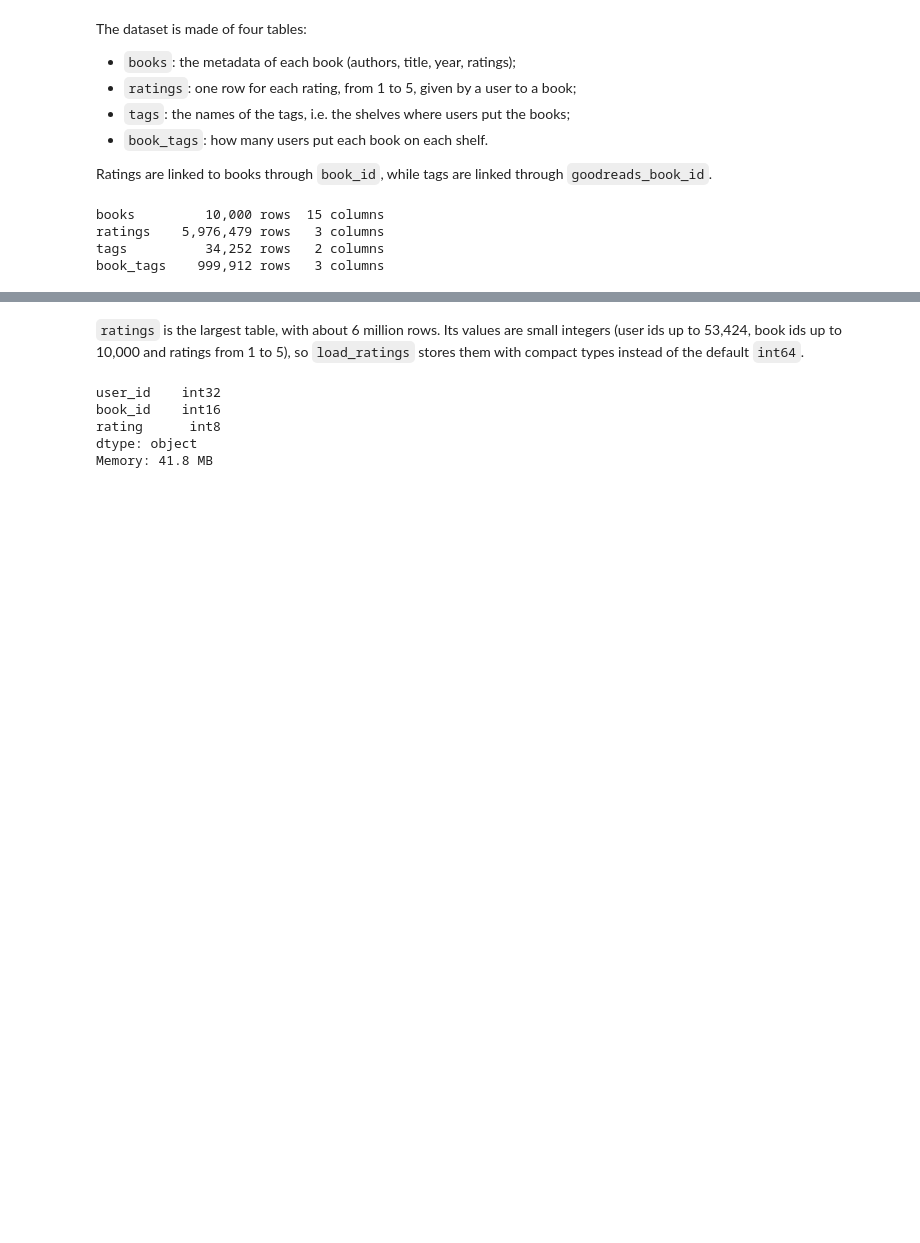
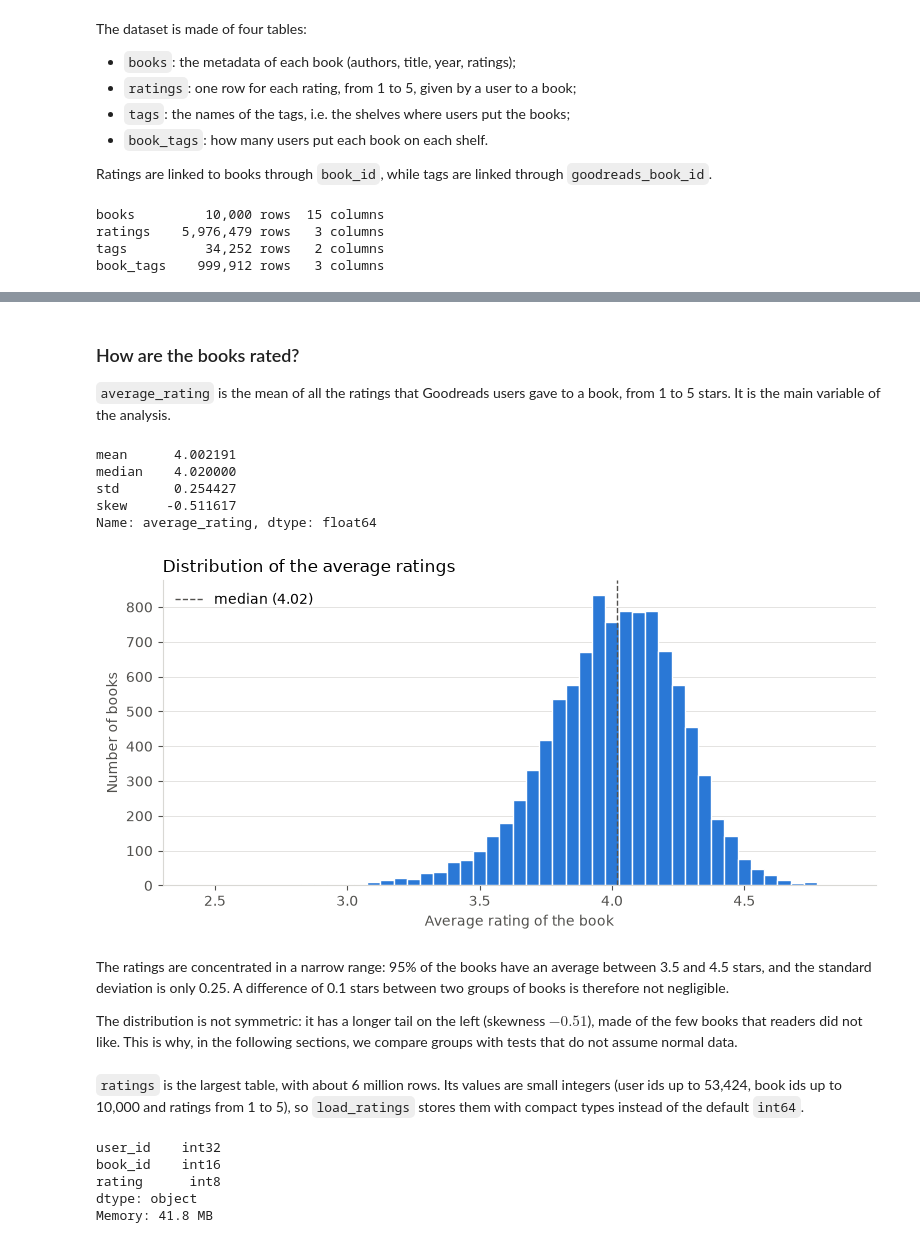
Before and after one commit to mbeyzademirkubuz/book-ratings-insights, a Jupyter notebook: notebooks/walkthrough.ipynb, the cells around one changed output, grey strips where cells are left out. Cells and saved outputs as stored; diff of their text form; code cells hidden in the pictures; blank space fills up the shorter version.

Commit message:
Add histogram of the average ratings

```diff
--- a/notebooks/walkthrough.ipynb
+++ b/notebooks/walkthrough.ipynb
@@ -114,6 +114,31 @@ books.head()
 | 2 | 3 | 41865 | Stephenie Meyer | 2005.0 | Twilight (Twilight, #1) | en-US | 3.57 | ... |
 | 3 | 4 | 2657 | Harper Lee | 1960.0 | To Kill a Mockingbird | eng | 4.25 | ... |
 | 4 | 5 | 4671 | F. Scott Fitzgerald | 1925.0 | The Great Gatsby | eng | 3.89 | ... |
+# %% [markdown]
+### How are the books rated?
+
+`average_rating` is the mean of all the ratings that Goodreads users gave to a book,
+from 1 to 5 stars. It is the main variable of the analysis.
+# %%
+books["average_rating"].agg(["mean", "median", "std", "skew"])
+# %% [output]
+mean      4.002191
+median    4.020000
+std       0.254427
+skew     -0.511617
+Name: average_rating, dtype: float64
+# %%
+fig = plot_rating_distribution(books)
+# %% [output]
+[figure, added]
+# %% [markdown]
+The ratings are concentrated in a narrow range: 95% of the books have an average
+between 3.5 and 4.5 stars, and the standard deviation is only 0.25. A difference of
+0.1 stars between two groups of books is therefore not negligible.
+
+The distribution is not symmetric: it has a longer tail on the left (skewness
+$-0.51$), made of the few books that readers did not like. This is why, in the
+following sections, we compare groups with tests that do not assume normal data.
 # %% [markdown]
 `ratings` is the largest table, with about 6 million rows. Its values are small
 integers (user ids up to 53,424, book ids up to 10,000 and ratings from 1 to 5), so
```
Also changed, not shown: parts of 1 cell of this notebook, 1 other file.
